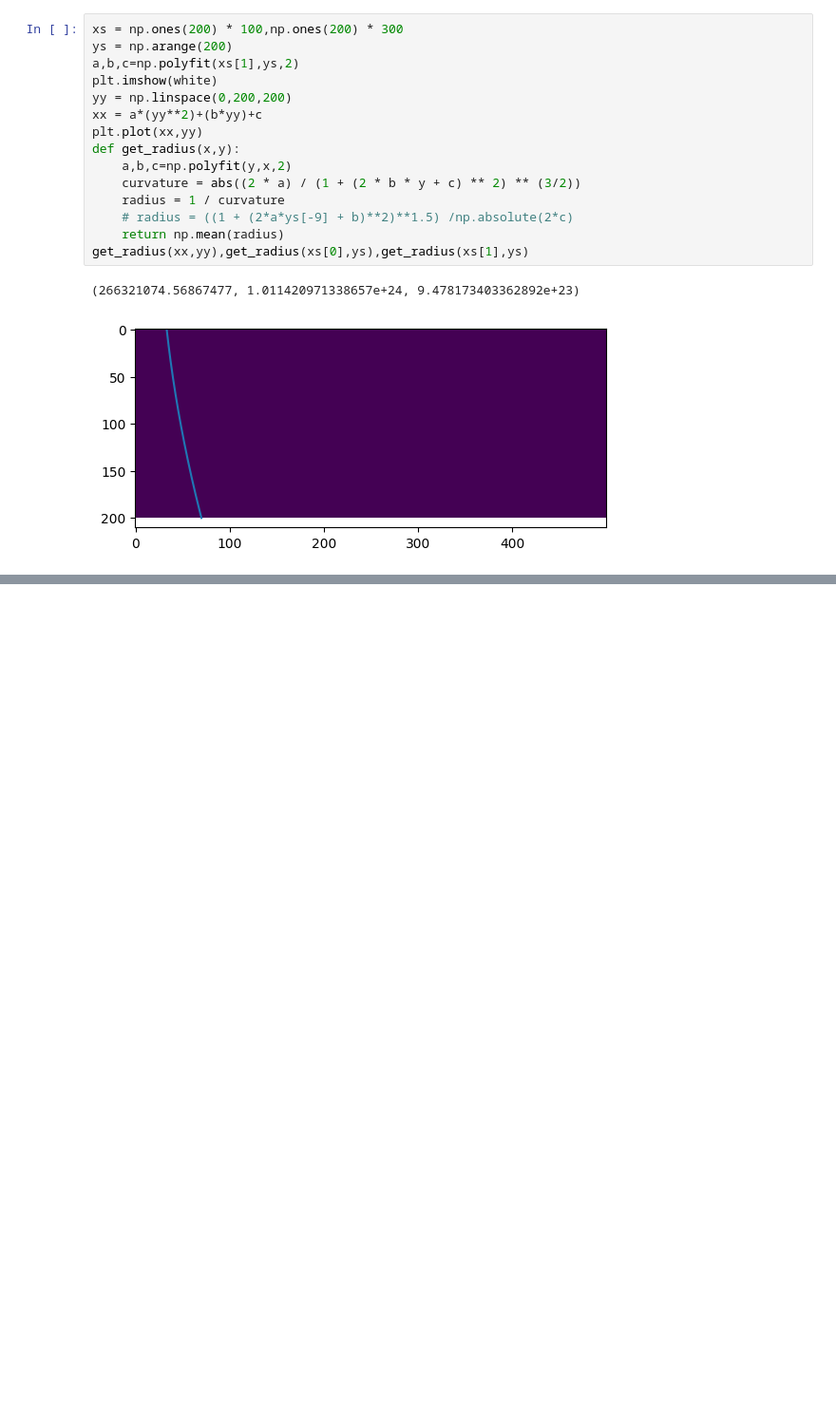
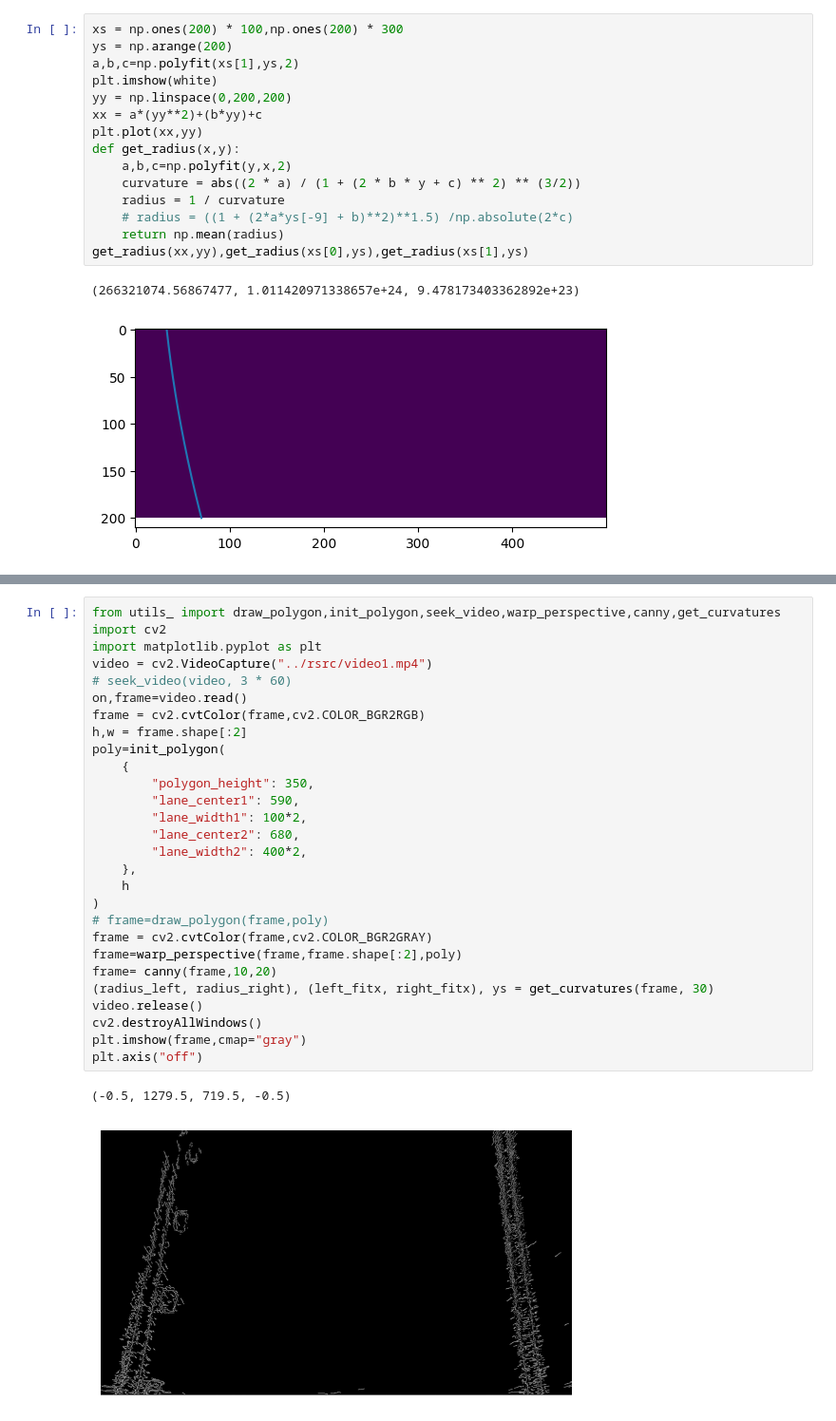
Before and after one commit to n2ak/pfe, a Jupyter notebook: src/edge_detection.ipynb, the cells around one changed output, grey strips where cells are left out. Shown at 95% size. Cells and saved outputs as stored; diff of their text form; blank space fills up the shorter version.

```diff
--- a/src/edge_detection.ipynb
+++ b/src/edge_detection.ipynb
@@ -475,0 +500,31 @@ PyQt6.QtCore.QByteArray()
+# %%
+from utils_ import draw_polygon,init_polygon,seek_video,warp_perspective,canny,get_curvatures
+import cv2
+import matplotlib.pyplot as plt
+video = cv2.VideoCapture("../rsrc/video1.mp4")
+# seek_video(video, 3 * 60)
+on,frame=video.read()
+frame = cv2.cvtColor(frame,cv2.COLOR_BGR2RGB)
+h,w = frame.shape[:2]
+poly=init_polygon(
+    {
+        "polygon_height": 350,
+        "lane_center1": 590,
+        "lane_width1": 100*2,
+        "lane_center2": 680,
+        "lane_width2": 400*2,
+    },
+    h
+)
+# frame=draw_polygon(frame,poly)
+frame = cv2.cvtColor(frame,cv2.COLOR_BGR2GRAY)
+frame=warp_perspective(frame,frame.shape[:2],poly)
+frame= canny(frame,10,20)
+(radius_left, radius_right), (left_fitx, right_fitx), ys = get_curvatures(frame, 30)
+video.release()
+cv2.destroyAllWindows()
+plt.imshow(frame,cmap="gray")
+plt.axis("off")
+# %% [output]
+(-0.5, 1279.5, 719.5, -0.5)
+[figure, added]
```
Also changed, not shown: parts of 7 cells of this notebook, 12 other files.
